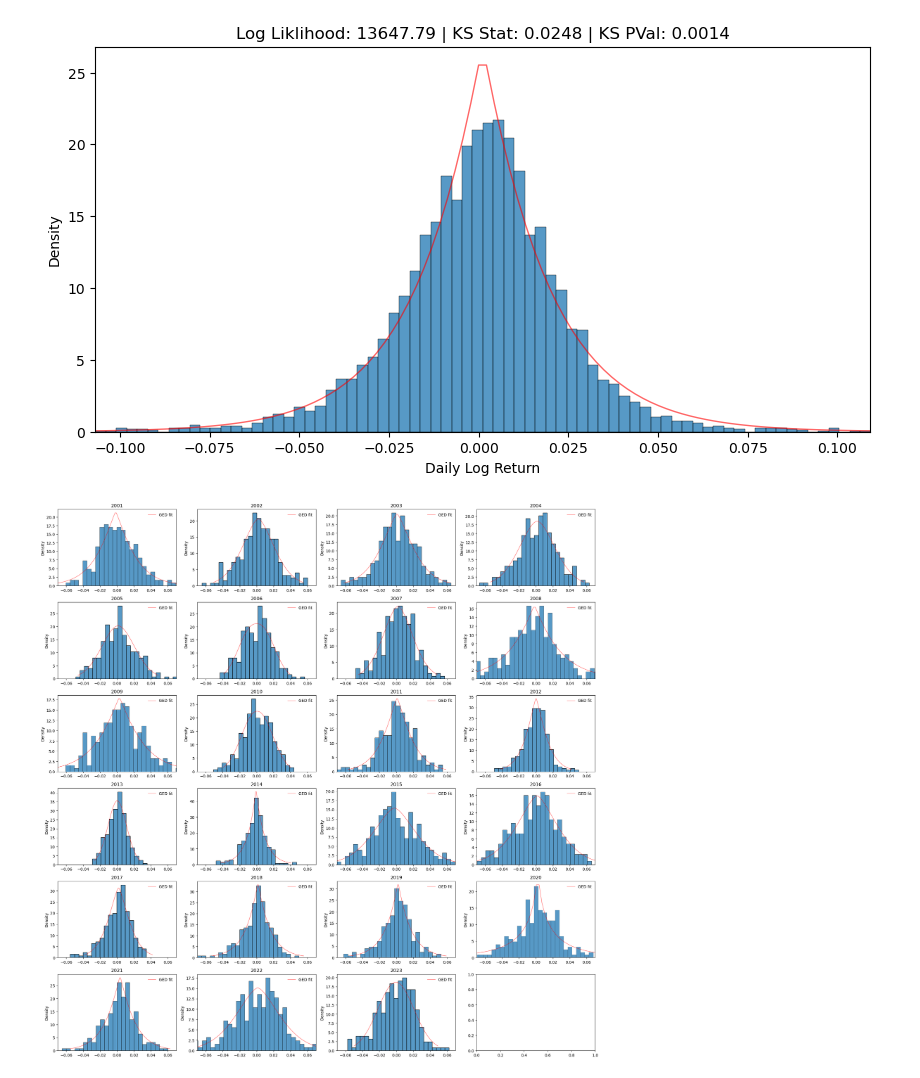
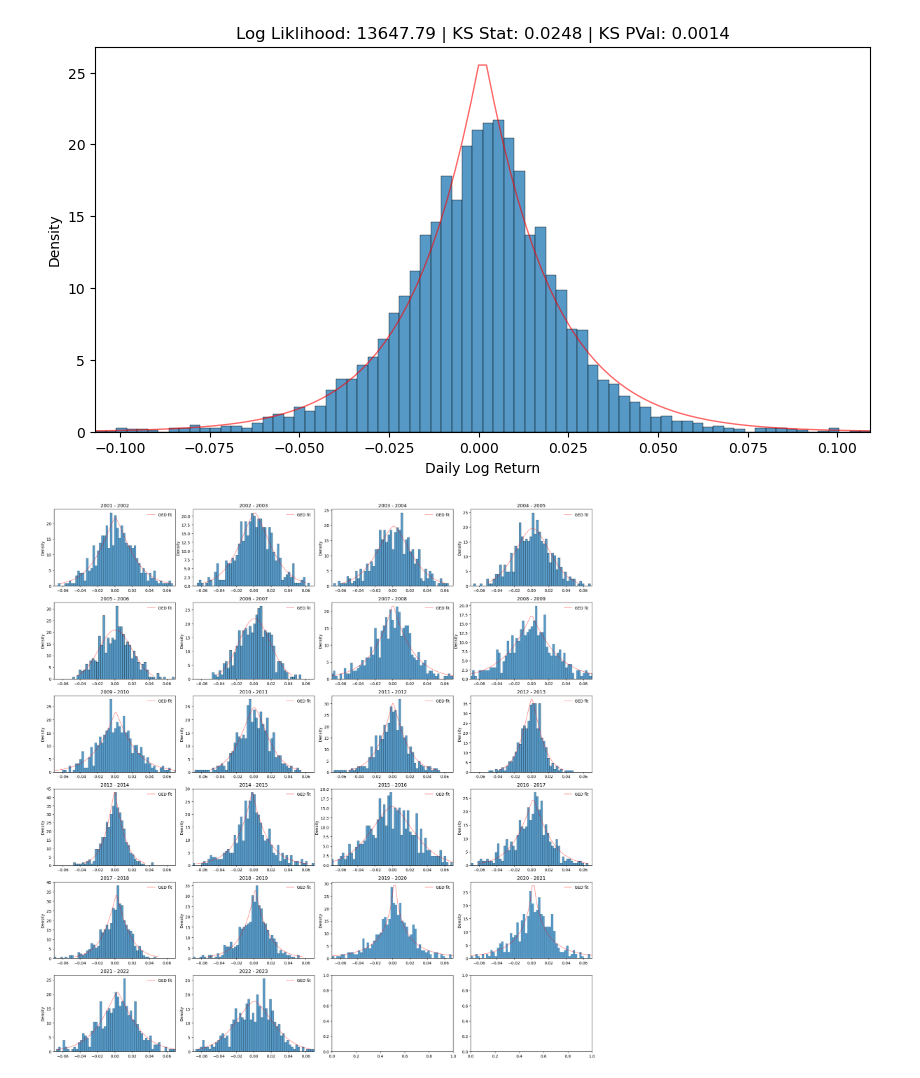
Before and after one commit to rmcguigan/PGE_RESEARCH, a Jupyter notebook: COMMODITIES/wti_confidence_intervals.ipynb, the cells around one changed output. Drawn from its saved outputs; the diff is of its cells as text; code cells hidden in the pictures.

Commit message:
Added windowed lags for the distribution

```diff
--- a/COMMODITIES/wti_confidence_intervals.ipynb
+++ b/COMMODITIES/wti_confidence_intervals.ipynb
@@ -62,34 +62,36 @@ plt.show()
 # %% [output]
 [figure]
 # %%
-years = range(2001, 2024)
+years = wti['Year'].unique()
+window_size_years = 2
 distributions = pd.DataFrame(index=years, columns=['Beta', 'Loc', 'Scale',
                                                    'Median', 'Mean', 'Std',
                                                    'Log_Likelihood', 'KS_Stat', 'KS_Pval'])
 fig, axs = plt.subplots(nrows=(len(years)+1)//4, ncols=4, figsize=(20, 20))
-for i, y in enumerate(years):
+for i, y in enumerate(years[window_size_years:]):
     ax = axs[i//4, i%4]
-    data = wti.loc[(wti['Year'] == y), 'Log_Return']
+    label = f'{y - window_size_years + 1} - {y}'
+    data = wti.loc[(wti['Year'] > y - window_size_years) & (wti['Year'] < y + 1), 'Log_Return']
     data = np.where((data == np.inf) | (data == -np.inf), np.nan, data)
     data = data[~np.isnan(data)]
     params = gennorm.fit(data)
     log_likelihood = gennorm.logpdf(data, beta=params[0], loc=params[1], scale=params[2]).sum()
     ks_stat, ks_stat_pval = kstest(data, 'gennorm', args=(params[0], params[1], params[2]))
     distributions.loc[y] = [params[0], params[1], params[2],
                             np.median(data), np.mean(data), np.std(data),
                             log_likelihood, ks_stat, ks_stat_pval]
 
-    sns.histplot(data, ax=ax, stat='density', binwidth=0.005)
+    sns.histplot(data, ax=ax, stat='density', binwidth=0.0025)
     x = np.linspace(gennorm.ppf(0.01, params[0], params[1], params[2]),
                     gennorm.ppf(0.99, params[0], params[1], params[2]),
                     100)
     ax.plot(x, gennorm.pdf(x, params[0], params[1], params[2]), 'r-',
                 lw=1, alpha=0.6, label='GED fit')
-    ax.set(title=y, xlim=(-0.07, 0.07))
+    ax.set(title=label, xlim=(-0.07, 0.07))
     ax.legend(loc='best', frameon=False)
 plt.tight_layout(); plt.show()
 # %% [output]
-[figure, old version]
+[figure, new version]
 # %%
 distributions
 # %% [output]
```
Also changed, not shown: parts of 8 cells of this notebook.
